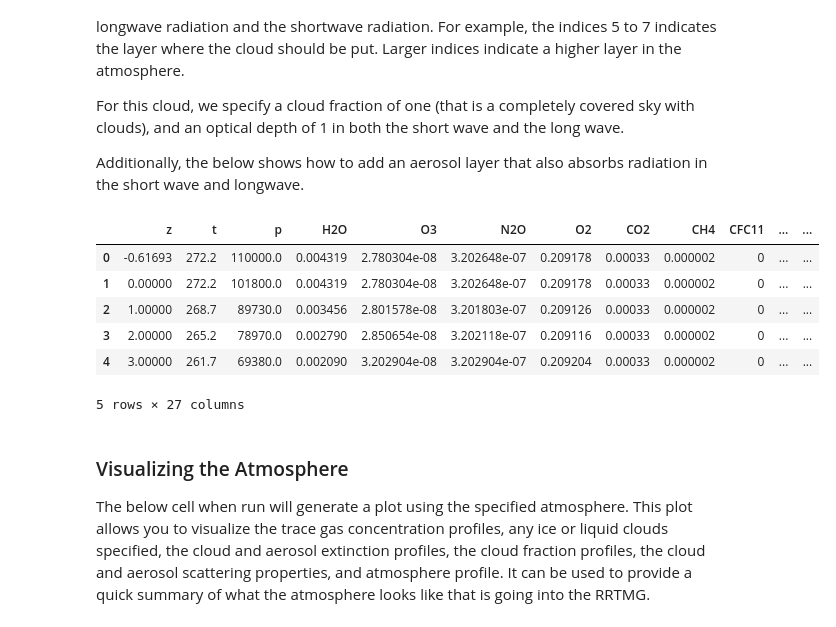
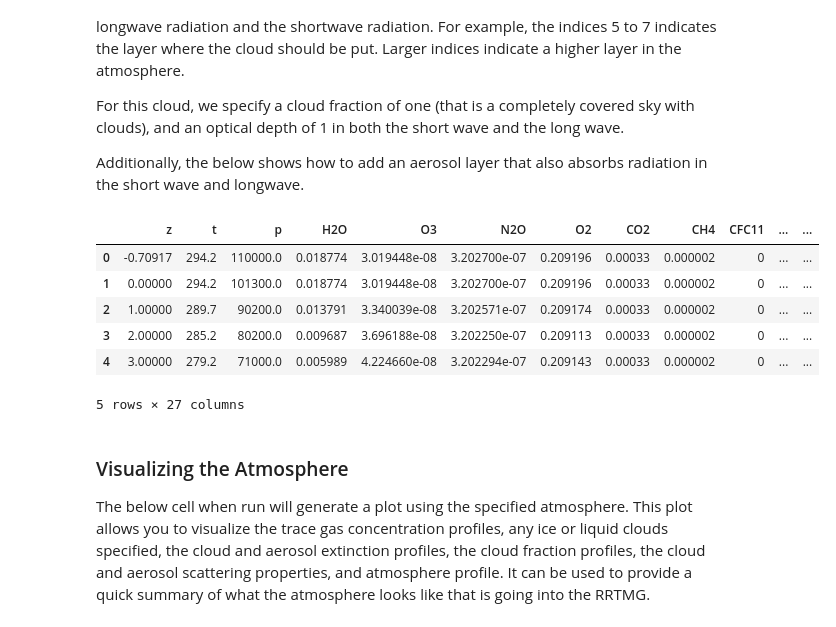
Before and after one commit to wblumberg/ESCI345, a Jupyter notebook: 10.Radiative_Fluxes_and_Heating/RRTMG_Sandbox.ipynb, the cells around one changed output. Saved outputs shown, nothing was run; the diff lists cells and outputs as text; code cells hidden in the pictures.

```diff
--- a/10.Radiative_Fluxes_and_Heating/RRTMG_Sandbox.ipynb
+++ b/10.Radiative_Fluxes_and_Heating/RRTMG_Sandbox.ipynb
@@ -20,7 +20,7 @@ Much thanks to Brian Rose (U. Albany) for their development of the [Climate Labo
 
 When run the cell below will read in a CSV file that includes the necessary atmosphere properties. Because the CSV file does not include cloud properties (it comes from the FASCODE atmospheres) we have to specify directly and amend the CSV file.  The two lines of code below us both read in the CSV file and the necessary cloud and aerosol related fields.
 # %%
-atmosphere = pd.read_csv('input/midlatitude-winter.csv')
+atmosphere = pd.read_csv('input/midlatitude-summer.csv')
 atmosphere = hrm.prep_csv4rrtmg(atmosphere)
 # %% [markdown]
 #### Adding in Cloud and Aerosol Layers
@@ -32,22 +32,22 @@ For this cloud, we specify a cloud fraction of one (that is a completely covered
 Additionally, the below shows how to add an aerosol layer that also absorbs radiation in the short wave and longwave.
 # %%
 ### Put a cloud in the profile that can affect both the shortwave and longwave
-atmosphere.loc[5:7,'Cloud_Fraction'] = 0
-atmosphere.loc[5:7,'SW_Cloud_Tau'] = 1
-atmosphere.loc[5:7,'LW_Cloud_Tau'] = 1
+atmosphere.loc[5:7,'Cloud_Fraction'] = 1
+atmosphere.loc[5:7,'SW_Cloud_Tau'] = .1
+atmosphere.loc[5:7,'LW_Cloud_Tau'] = .3
 
 ### Put an aerosol layer in the profile that can affect both the shortwave and longwave
 atmosphere.loc[9:11,'SW_Aerosol_Tau'] = 0.2
 atmosphere.loc[9:11,'LW_Aerosol_Tau'] = 0.2
 
 atmosphere.head()
 # %% [output]
 |  | z | t | p | H2O | O3 | N2O | O2 | CO2 | CH4 | CFC11 | ... | ... |
-| 0 | -0.61693 | 272.2 | 110000.0 | 0.004319 | 2.780304e-08 | 3.202648e-07 | 0.209178 | 0.00033 | 0.000002 | 0 | ... | ... |
-| 1 | 0.00000 | 272.2 | 101800.0 | 0.004319 | 2.780304e-08 | 3.202648e-07 | 0.209178 | 0.00033 | 0.000002 | 0 | ... | ... |
-| 2 | 1.00000 | 268.7 | 89730.0 | 0.003456 | 2.801578e-08 | 3.201803e-07 | 0.209126 | 0.00033 | 0.000002 | 0 | ... | ... |
-| 3 | 2.00000 | 265.2 | 78970.0 | 0.002790 | 2.850654e-08 | 3.202118e-07 | 0.209116 | 0.00033 | 0.000002 | 0 | ... | ... |
-| 4 | 3.00000 | 261.7 | 69380.0 | 0.002090 | 3.202904e-08 | 3.202904e-07 | 0.209204 | 0.00033 | 0.000002 | 0 | ... | ... |
+| 0 | -0.70917 | 294.2 | 110000.0 | 0.018774 | 3.019448e-08 | 3.202700e-07 | 0.209196 | 0.00033 | 0.000002 | 0 | ... | ... |
+| 1 | 0.00000 | 294.2 | 101300.0 | 0.018774 | 3.019448e-08 | 3.202700e-07 | 0.209196 | 0.00033 | 0.000002 | 0 | ... | ... |
+| 2 | 1.00000 | 289.7 | 90200.0 | 0.013791 | 3.340039e-08 | 3.202571e-07 | 0.209174 | 0.00033 | 0.000002 | 0 | ... | ... |
+| 3 | 2.00000 | 285.2 | 80200.0 | 0.009687 | 3.696188e-08 | 3.202250e-07 | 0.209113 | 0.00033 | 0.000002 | 0 | ... | ... |
+| 4 | 3.00000 | 279.2 | 71000.0 | 0.005989 | 4.224660e-08 | 3.202294e-07 | 0.209143 | 0.00033 | 0.000002 | 0 | ... | ... |
 5 rows × 27 columns
 # %% [markdown]
 ### Visualizing the Atmosphere
```
Also changed, not shown: parts of 4 cells of this notebook, 3 other files.
